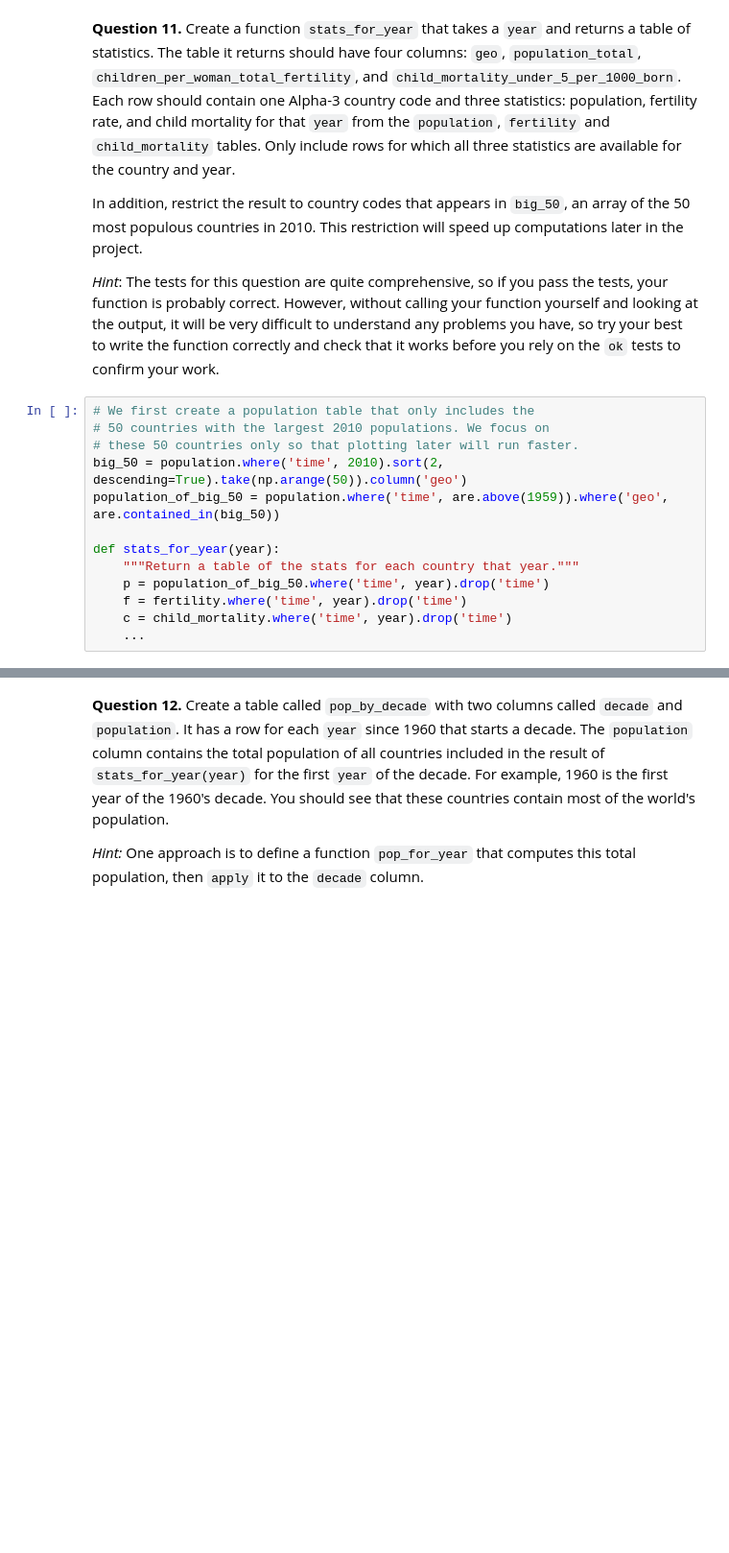
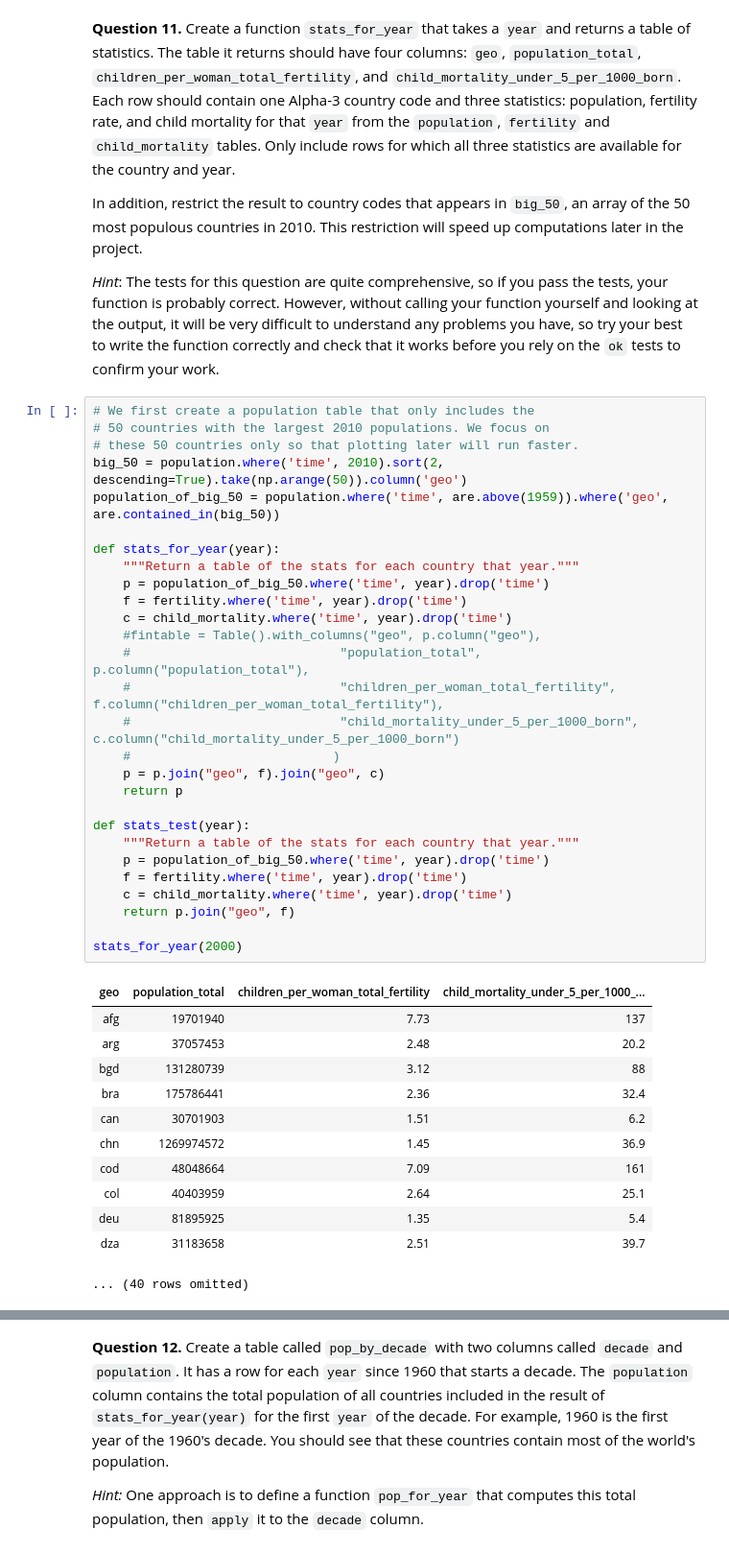
Before and after one commit to ferpart/data_science, a Jupyter notebook: projects/project1/project1.ipynb, the cells around one changed output, grey strips where cells are left out. Shown at 96% size. Saved outputs shown, nothing was run; the diff lists cells and outputs as text; blank space fills up the shorter version.

```diff
--- a/projects/project1/project1.ipynb
+++ b/projects/project1/project1.ipynb
@@ -291,15 +312,43 @@ In addition, restrict the result to country codes that appears in `big_50`, an a
 # %%
 # We first create a population table that only includes the
 # 50 countries with the largest 2010 populations. We focus on
 # these 50 countries only so that plotting later will run faster.
 big_50 = population.where('time', 2010).sort(2, descending=True).take(np.arange(50)).column('geo')
 population_of_big_50 = population.where('time', are.above(1959)).where('geo', are.contained_in(big_50))
 
 def stats_for_year(year):
     """Return a table of the stats for each country that year."""
     p = population_of_big_50.where('time', year).drop('time')
     f = fertility.where('time', year).drop('time')
     c = child_mortality.where('time', year).drop('time')
-    ...
+    #fintable = Table().with_columns("geo", p.column("geo"),
+    #                            "population_total", p.column("population_total"),
+    #                            "children_per_woman_total_fertility", f.column("children_per_woman_total_fertility"),
+    #                            "child_mortality_under_5_per_1000_born", c.column("child_mortality_under_5_per_1000_born")
+    #                           )
+    p = p.join("geo", f).join("geo", c)
+    return p
+
+def stats_test(year):
+    """Return a table of the stats for each country that year."""
+    p = population_of_big_50.where('time', year).drop('time')
+    f = fertility.where('time', year).drop('time')
+    c = child_mortality.where('time', year).drop('time')
+    return p.join("geo", f)
+
+stats_for_year(2000)
+# %% [output]
+| geo | population_total | children_per_woman_total_fertility | child_mortality_under_5_per_1000_... |
+| afg | 19701940 | 7.73 | 137 |
+| arg | 37057453 | 2.48 | 20.2 |
+| bgd | 131280739 | 3.12 | 88 |
+| bra | 175786441 | 2.36 | 32.4 |
+| can | 30701903 | 1.51 | 6.2 |
+| chn | 1269974572 | 1.45 | 36.9 |
+| cod | 48048664 | 7.09 | 161 |
+| col | 40403959 | 2.64 | 25.1 |
+| deu | 81895925 | 1.35 | 5.4 |
+| dza | 31183658 | 2.51 | 39.7 |
+... (40 rows omitted)
 # %%
 _ = ok.grade('q1_11')
```
Also changed, not shown: parts of 17 cells of this notebook.
